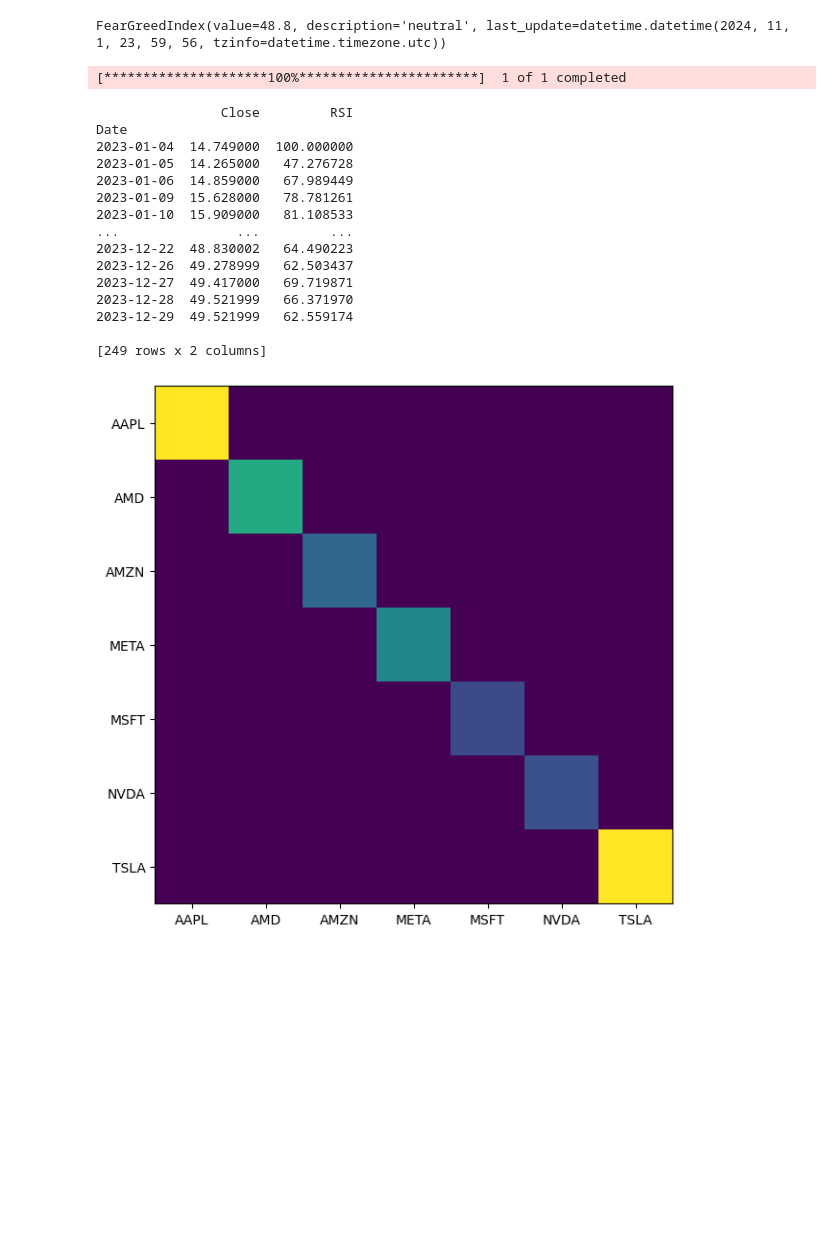
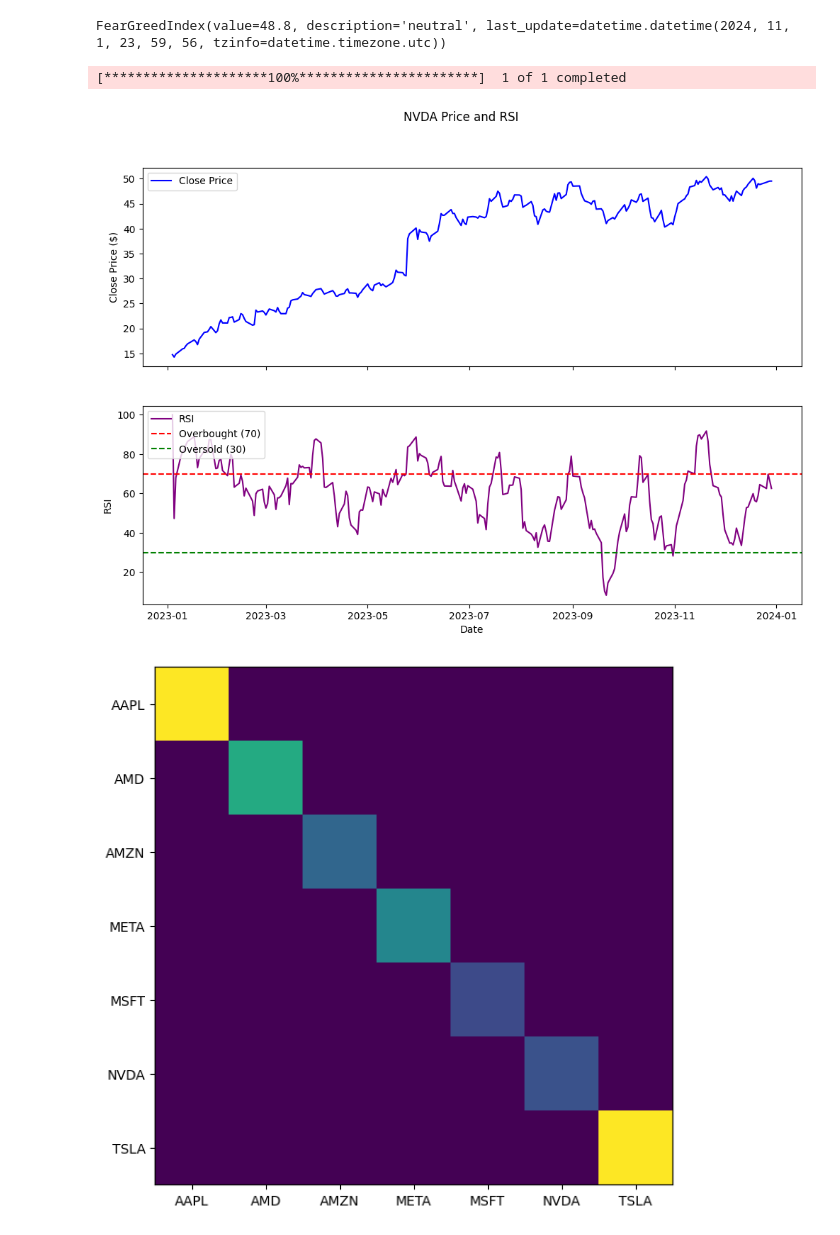
Before and after one commit to chantalmaskell/Black_Litterman_Portfolio_Optimisation, a Jupyter notebook: notebook.ipynb, the cells around one changed output. Saved outputs shown, nothing was run; the diff lists cells and outputs as text; code cells hidden in the pictures; blank space fills up the shorter version.

Commit message:
Plot RSI

```diff
--- a/notebook.ipynb
+++ b/notebook.ipynb
@@ -107,7 +107,7 @@ FearGreedIndex(value=48.8, description='neutral', last_update=datetime.datetime(
 # overbought conditions (e.g., RSI > 70) = greed
 # oversold conditions (e.g., RSI < 30) =  fear
 
-def calculate_indiv_rsi(ticker: str, period: int = 14, start_date: str = "2023-01-01", end_date: str = "2023-12-31"):
+def calculate_indiv_rsi(ticker: str, period: int = 14, start_date: str = "2023-01-01", end_date: str = "2024-01-01"):
     stock_data = yf.download(ticker, start=start_date, end=end_date)
     stock_data['Change'] = stock_data['Close'].diff() # for daily price change
 
@@ -123,26 +123,27 @@ def calculate_indiv_rsi(ticker: str, period: int = 14, start_date: str = "2023-0
 
     result = stock_data[['Close', 'RSI']].dropna()
     return result
+
+def plot_rsi(ticker: str, start_date: str = "2023-01-01", end_date: str = "2024-01-01"):
+    rsi_data = calculate_indiv_rsi(ticker, start_date=start_date, end_date=end_date)
+
+    fig, (ax1, ax2) = plt.subplots(2, 1, figsize=(12, 8), sharex=True)
+    fig.suptitle(f'{ticker} Price and RSI')
+
+    ax2.plot(rsi_data.index, rsi_data['RSI'], label='RSI', color='purple')
+    ax2.axhline(70, color='red', linestyle='--', label='Overbought (70)')
+    ax2.axhline(30, color='green', linestyle='--', label='Oversold (30)')
+    ax2.set_ylabel('RSI')
+    ax2.set_xlabel('Date')
+    ax2.legend(loc='upper left')
+
+    plt.show()
-# %%
-rsi_data = calculate_indiv_rsi('NVDA')
-print(rsi_data)
-# %% [output]
-[*********************100%***********************]  1 of 1 completed
-                Close         RSI
-Date
-2023-01-04  14.749000  100.000000
-2023-01-05  14.265000   47.276728
-2023-01-06  14.859000   67.989449
-2023-01-09  15.628000   78.781261
-2023-01-10  15.909000   81.108533
-...               ...         ...
-2023-12-22  48.830002   64.490223
-2023-12-26  49.278999   62.503437
-2023-12-27  49.417000   69.719871
-2023-12-28  49.521999   66.371970
-2023-12-29  49.521999   62.559174
-
-[249 rows x 2 columns]
+# %%
+# rsi_data = calculate_indiv_rsi('NVDA')
+plot_rsi('NVDA')
+# %% [output]
+[*********************100%***********************]  1 of 1 completed
+[figure, added]
 # %%
 fig, ax = plt.subplots(figsize=(7,7))
 im = ax.imshow(bl.omega)
```
